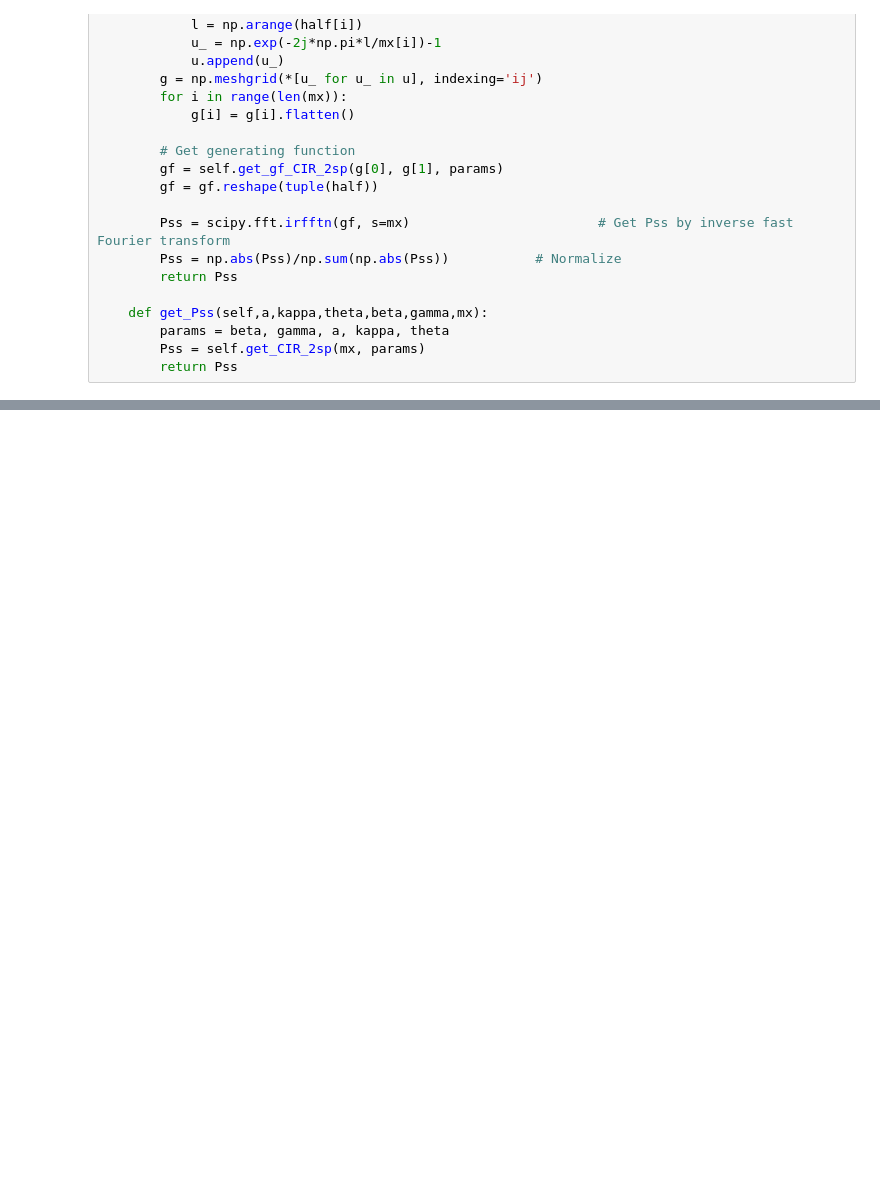
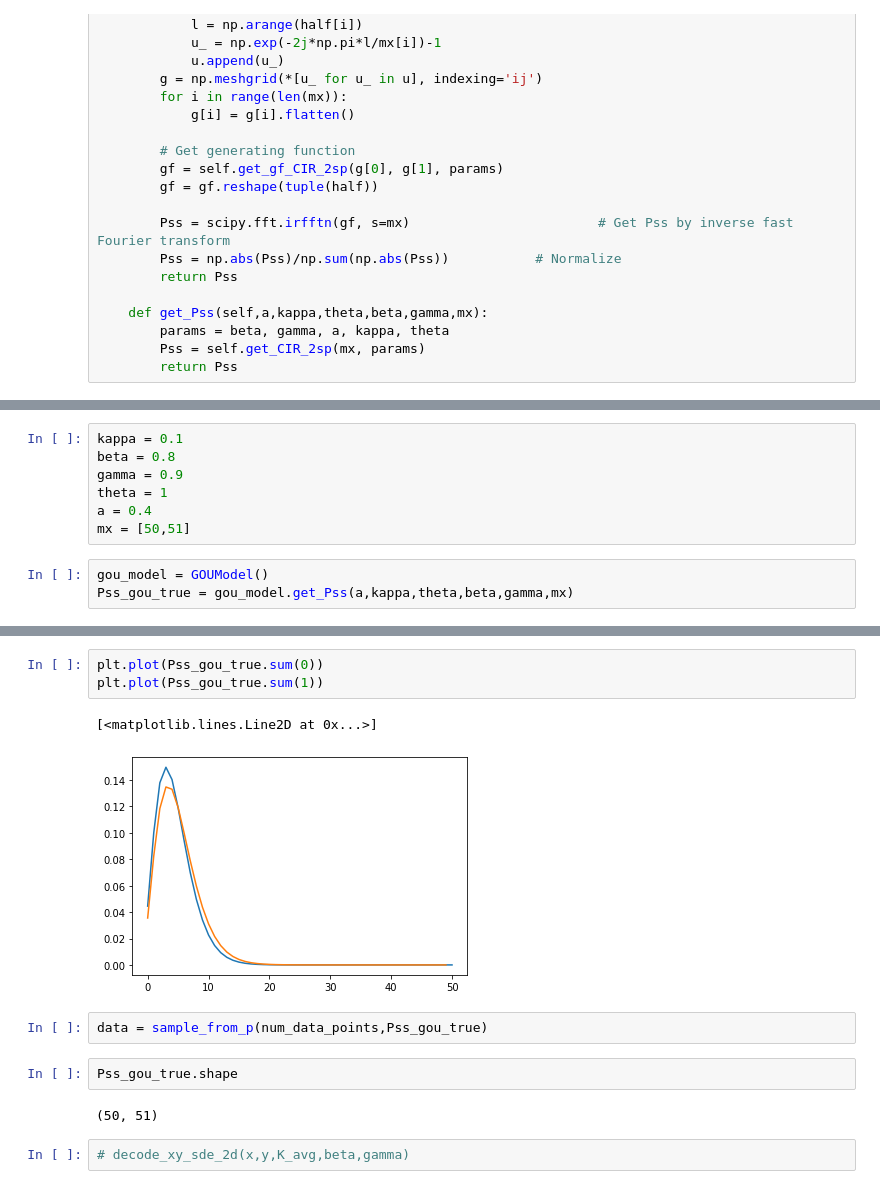
Before and after one commit to pachterlab/GVP_2023, a Jupyter notebook: gg230123_modelfit.ipynb, the cells around one changed output, grey strips where cells are left out. Cells and saved outputs as stored; diff of their text form; blank space fills up the shorter version.

```diff
--- a/gg230123_modelfit.ipynb
+++ b/gg230123_modelfit.ipynb
@@ -374,0 +411,10 @@ plt.plot(Pss_cir)
+# %%
+kappa = 0.1
+beta = 0.8
+gamma = 0.9
+theta = 1
+a = 0.4
+mx = [50,51]
+# %%
+gou_model = GOUModel()
+Pss_gou_true = gou_model.get_Pss(a,kappa,theta,beta,gamma,mx)
@@ -374,0 +432,14 @@ plt.plot(Pss_cir)
+# %%
+plt.plot(Pss_gou_true.sum(0))
+plt.plot(Pss_gou_true.sum(1))
+# %% [output]
+[<matplotlib.lines.Line2D at 0x...>]
+[figure, added]
+# %%
+data = sample_from_p(num_data_points,Pss_gou_true)
+# %%
+Pss_gou_true.shape
+# %% [output]
+(50, 51)
+# %%
+# decode_xy_sde_2d(x,y,K_avg,beta,gamma)
```
Also changed, not shown: parts of 42 cells of this notebook.
